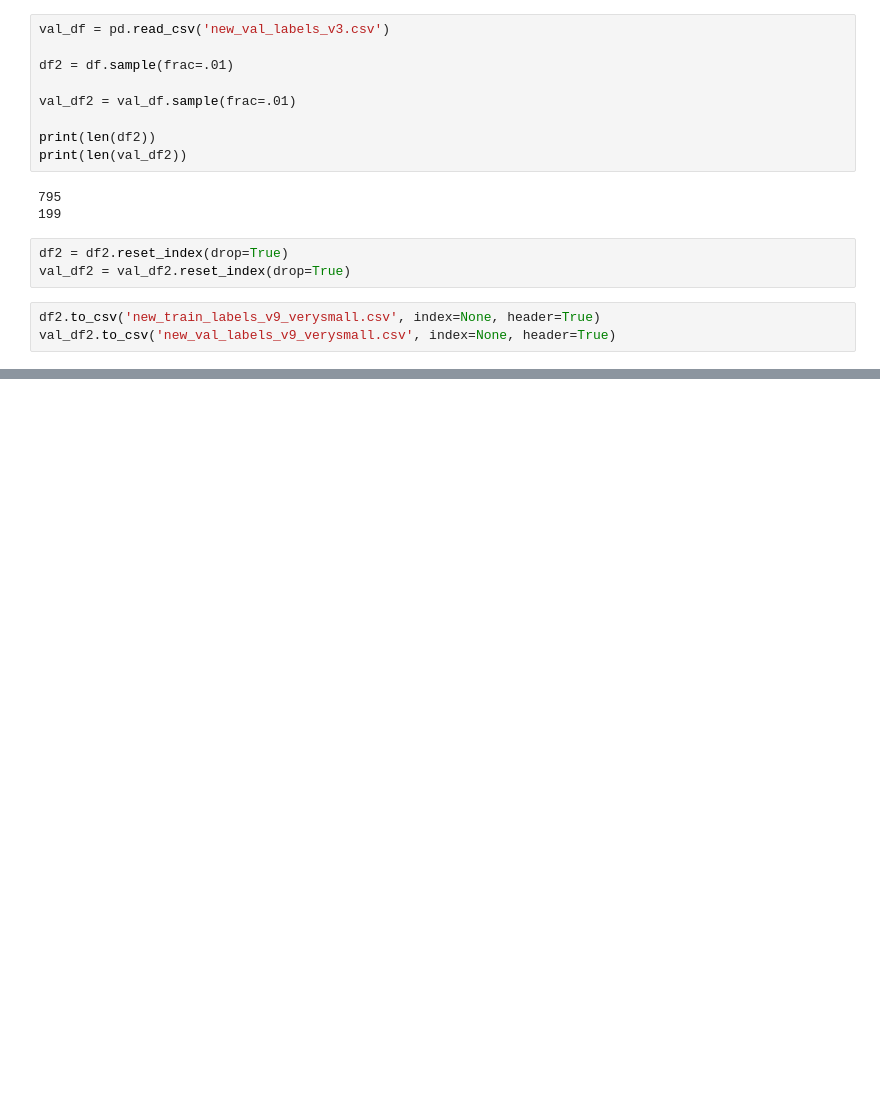
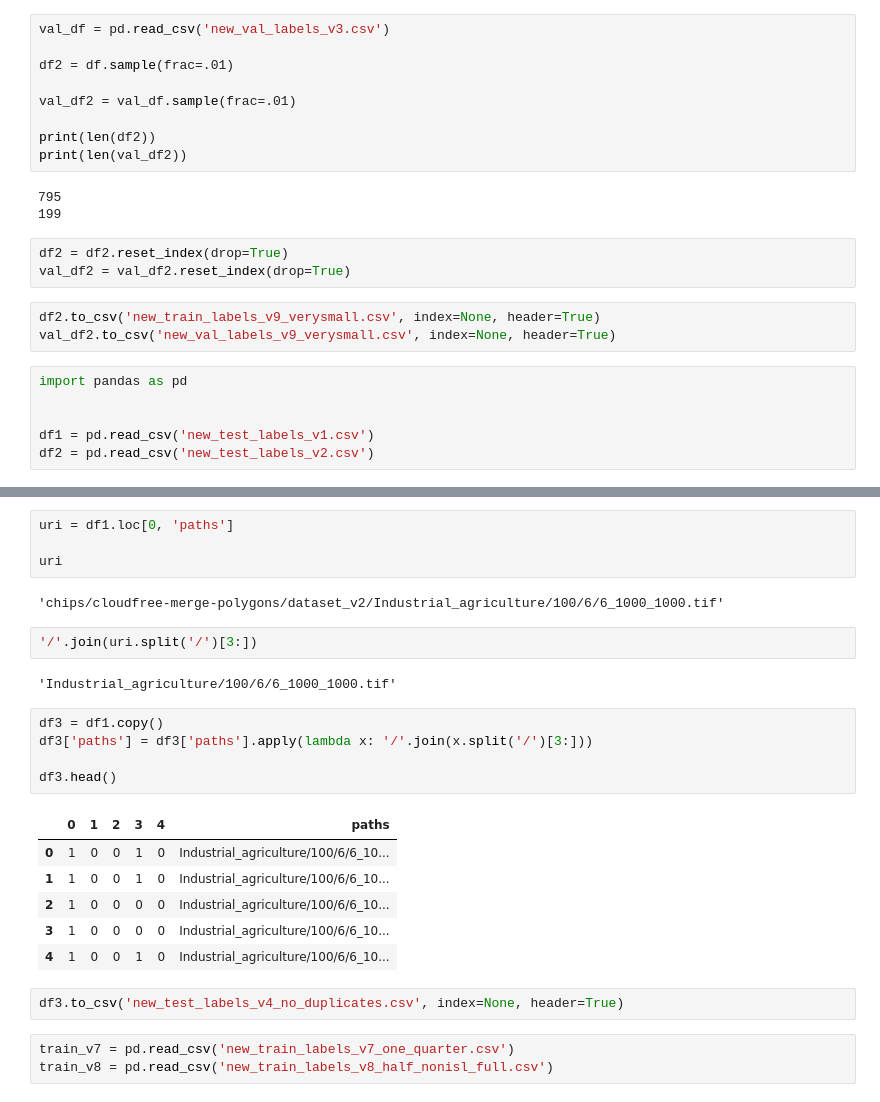
Before and after one commit to Project-Canopy/cb_feature_detection, a Jupyter notebook: data-prep/dataset_changes/train_val_test_split_make_csvs.ipynb, the cells around one changed output, grey strips where cells are left out. Cells and saved outputs as stored; diff of their text form; blank space fills up the shorter version.

```diff
--- a/data-prep/dataset_changes/train_val_test_split_make_csvs.ipynb
+++ b/data-prep/dataset_changes/train_val_test_split_make_csvs.ipynb
@@ -1093,3 +1093,9 @@ val_df2 = val_df2.reset_index(drop=True)
 # %%
 df2.to_csv('new_train_labels_v9_verysmall.csv', index=None, header=True)
 val_df2.to_csv('new_val_labels_v9_verysmall.csv', index=None, header=True)
+# %%
+import pandas as pd
+
+
+df1 = pd.read_csv('new_test_labels_v1.csv')
+df2 = pd.read_csv('new_test_labels_v2.csv')
@@ -1095,0 +1117,27 @@ val_df2.to_csv('new_val_labels_v9_verysmall.csv', index=None, header=True)
+# %%
+uri = df1.loc[0, 'paths']
+
+uri
+# %% [output]
+'chips/cloudfree-merge-polygons/dataset_v2/Industrial_agriculture/100/6/6_1000_1000.tif'
+# %%
+'/'.join(uri.split('/')[3:])
+# %% [output]
+'Industrial_agriculture/100/6/6_1000_1000.tif'
+# %%
+df3 = df1.copy()
+df3['paths'] = df3['paths'].apply(lambda x: '/'.join(x.split('/')[3:]))
+
+df3.head()
+# %% [output]
+|  | 0 | 1 | 2 | 3 | 4 | paths |
+| 0 | 1 | 0 | 0 | 1 | 0 | Industrial_agriculture/100/6/6_10... |
+| 1 | 1 | 0 | 0 | 1 | 0 | Industrial_agriculture/100/6/6_10... |
+| 2 | 1 | 0 | 0 | 0 | 0 | Industrial_agriculture/100/6/6_10... |
+| 3 | 1 | 0 | 0 | 0 | 0 | Industrial_agriculture/100/6/6_10... |
+| 4 | 1 | 0 | 0 | 1 | 0 | Industrial_agriculture/100/6/6_10... |
+# %%
+df3.to_csv('new_test_labels_v4_no_duplicates.csv', index=None, header=True)
+# %%
+train_v7 = pd.read_csv('new_train_labels_v7_one_quarter.csv')
+train_v8 = pd.read_csv('new_train_labels_v8_half_nonisl_full.csv')
```
Also changed, not shown: parts of 8 cells of this notebook, 2 other files.
